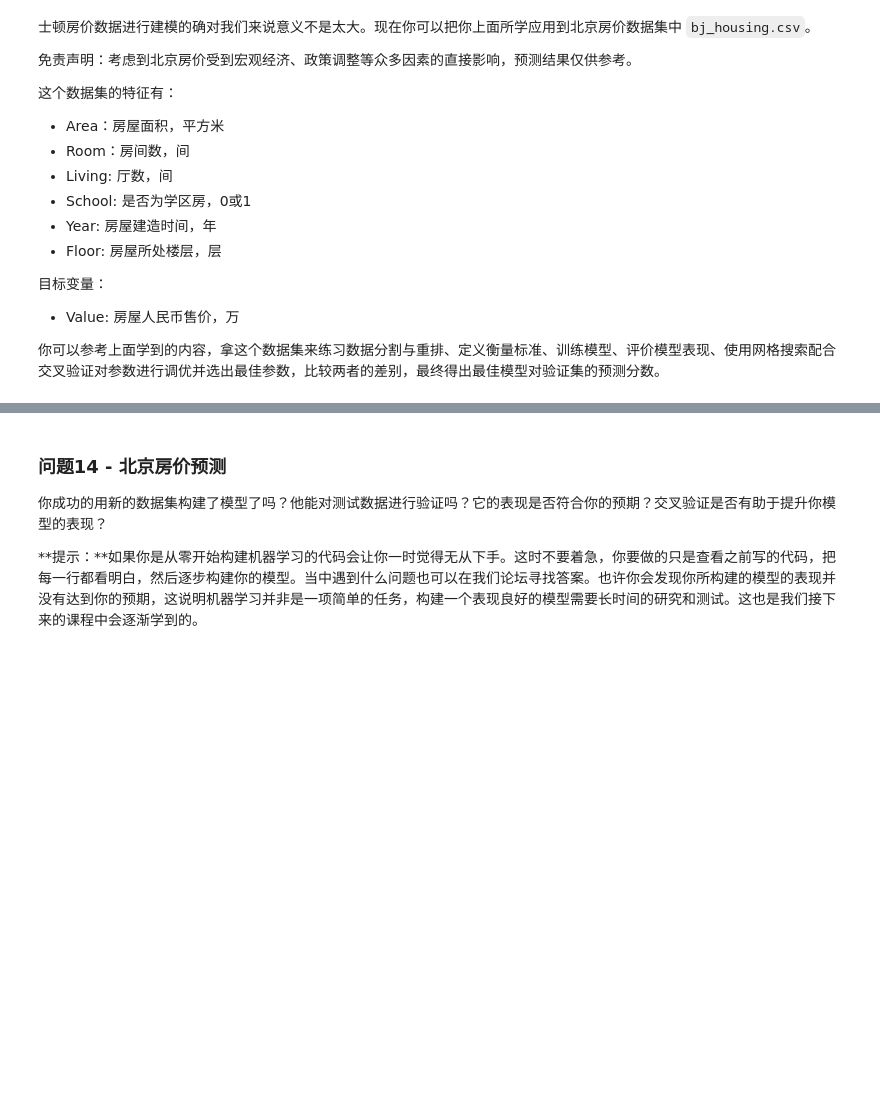
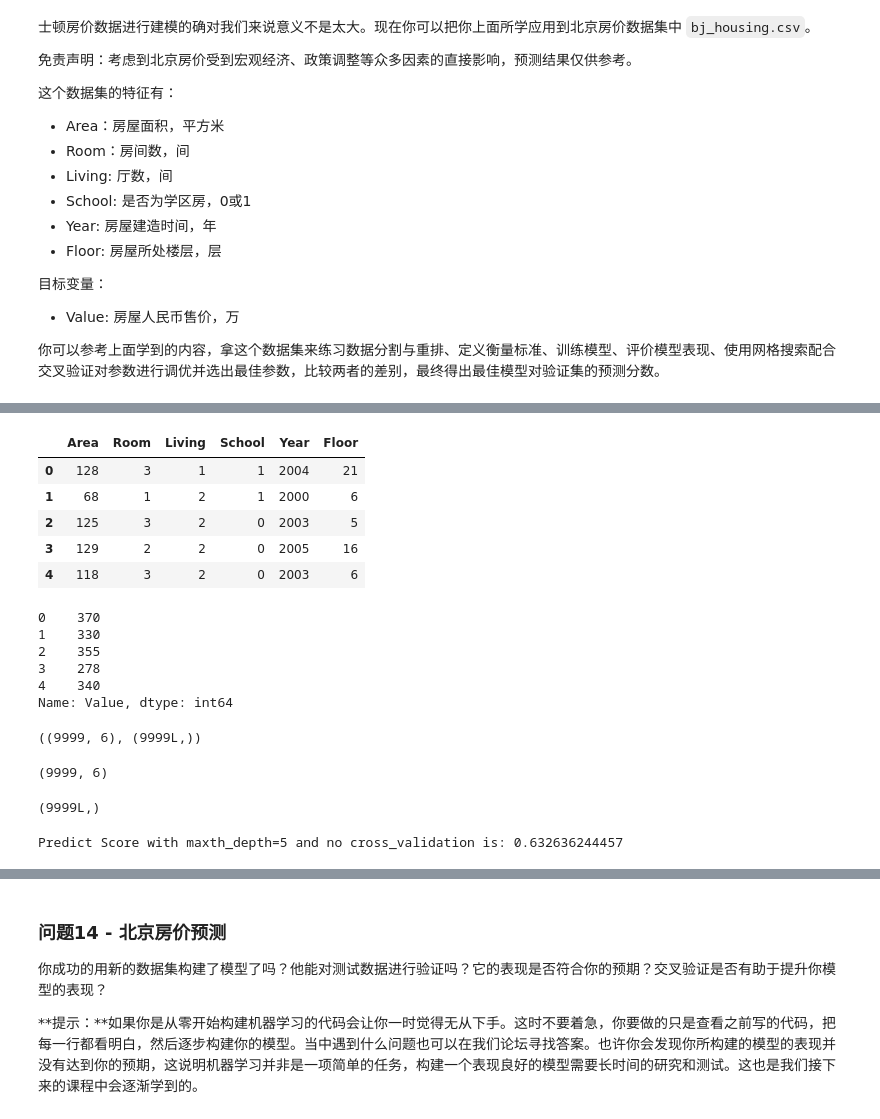
Before and after one commit to NiuCoder/boston_housing-master, a Jupyter notebook: boston_housing.ipynb, the cells around one changed output, grey strips where cells are left out. Saved outputs shown, nothing was run; the diff lists cells and outputs as text; code cells hidden in the pictures; blank space fills up the shorter version.

```diff
--- a/boston_housing.ipynb
+++ b/boston_housing.ipynb
@@ -517,0 +537,65 @@ Range in prices: $28,652.84
+# %%
+X = bj_data.drop('Value',axis=1)
+X.head()
+# %% [output]
+|  | Area | Room | Living | School | Year | Floor |
+| 0 | 128 | 3 | 1 | 1 | 2004 | 21 |
+| 1 | 68 | 1 | 2 | 1 | 2000 | 6 |
+| 2 | 125 | 3 | 2 | 0 | 2003 | 5 |
+| 3 | 129 | 2 | 2 | 0 | 2005 | 16 |
+| 4 | 118 | 3 | 2 | 0 | 2003 | 6 |
+# %%
+y = bj_data['Value']
+y.head()
+# %% [output]
+0    370
+1    330
+2    355
+3    278
+4    340
+Name: Value, dtype: int64
+# %%
+X.shape,y.shape
+# %% [output]
+((9999, 6), (9999L,))
+# %%
+X.dropna()
+X.shape
+# %% [output]
+(9999, 6)
+# %%
+y.dropna()
+y.shape
+# %% [output]
+(9999L,)
+# %%
+from sklearn.model_selection import KFold,GridSearchCV
+from sklearn.tree import DecisionTreeRegressor
+from sklearn.metrics import make_scorer,r2_score
+from sklearn.model_selection import train_test_split
+
+def fit_model(X, y):
+    """ 基于输入数据 [X,y]，利于网格搜索找到最优的决策树模型"""
+
+    cross_validator = KFold()
+
+    regressor = DecisionTreeRegressor(random_state=0)
+
+    params = {'max_depth':range(1,11)}
+
+    scoring_fnc = make_scorer(r2_score)
+
+    grid = GridSearchCV(regressor,params,scoring=scoring_fnc,cv=cross_validator)
+
+    # 基于输入数据 [X,y]，进行网格搜索
+    grid = grid.fit(X, y)
+
+    # 返回网格搜索后的最优模型
+    return grid.best_estimator_
+X_train, X_test, y_train, y_test = train_test_split(X,y,test_size=0.3,random_state=42)
+reg = DecisionTreeRegressor(random_state=0,max_depth=5)
+reg.fit(X_train,y_train)
+score = r2_score(y_test,reg.predict(X_test))
+print "Predict Score with maxth_depth=5 and no cross_validation is:",score
+# %% [output]
+Predict Score with maxth_depth=5 and no cross_validation is: 0.632636244457
```
Also changed, not shown: parts of 4 cells of this notebook, 1 other file.
